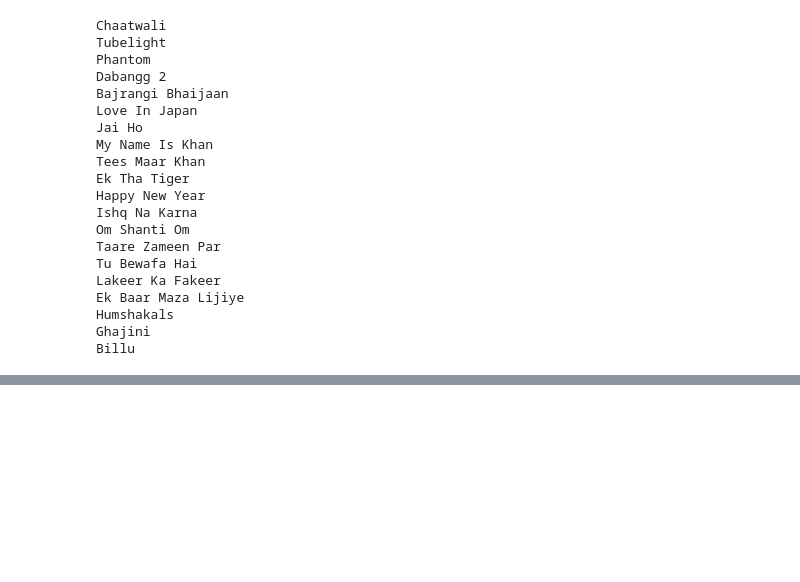
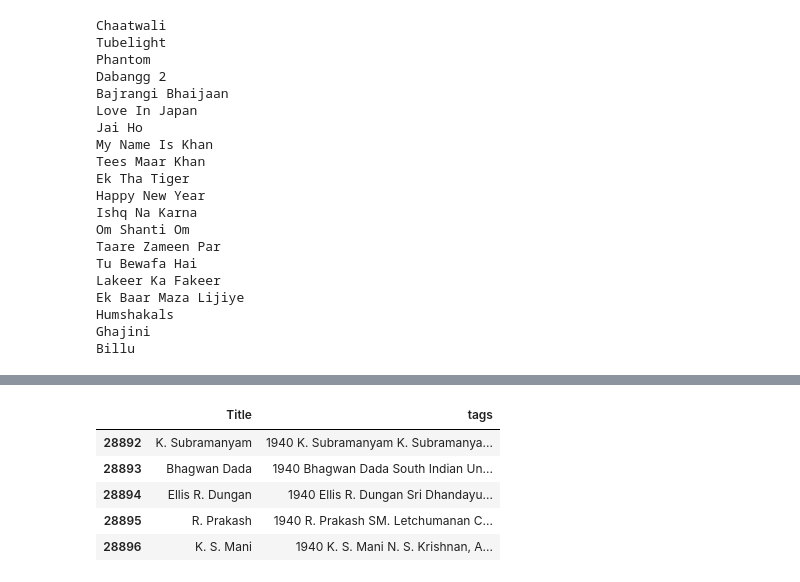
Before and after one commit to ManvithKumar/New-Movie-Recommender, a Jupyter notebook: movie.ipynb, the cells around one changed output, grey strips where cells are left out. Cells and saved outputs as stored; diff of their text form; code cells hidden in the pictures; blank space fills up the shorter version.

```diff
--- a/movie.ipynb
+++ b/movie.ipynb
@@ -381,0 +396,11 @@ pickle.dump(newh_movies.to_dict(),open('hindimovie_dict.pkl','wb'))
+# %%
+t_df1['tags'] = t_df1['Release Year']+" "+t_df1["Title"]+ " "+t_df1['Director']+" "+t_df1['Plot']+" "+t_df1['Cast']
+tamil_df = t_df1[["Title","tags"]]
+tamil_df.head()
+# %% [output]
+|  | Title | tags |
+| 28892 | K. Subramanyam | 1940 K. Subramanyam K. Subramanya... |
+| 28893 | Bhagwan Dada | 1940 Bhagwan Dada South Indian Un... |
+| 28894 | Ellis R. Dungan | 1940 Ellis R. Dungan Sri Dhandayu... |
+| 28895 | R. Prakash | 1940 R. Prakash SM. Letchumanan C... |
+| 28896 | K. S. Mani | 1940 K. S. Mani N. S. Krishnan, A... |
```
Also changed, not shown: parts of 8 cells of this notebook, 15 other files.
